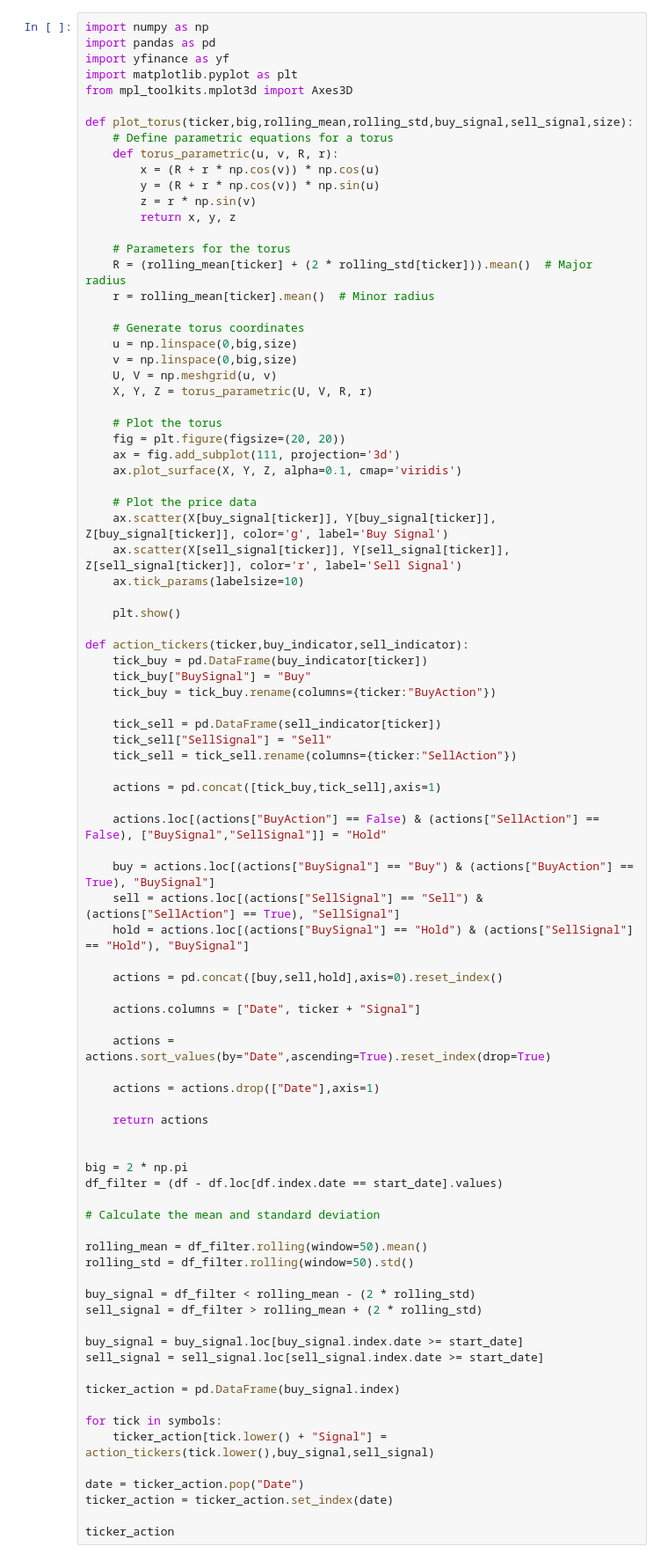
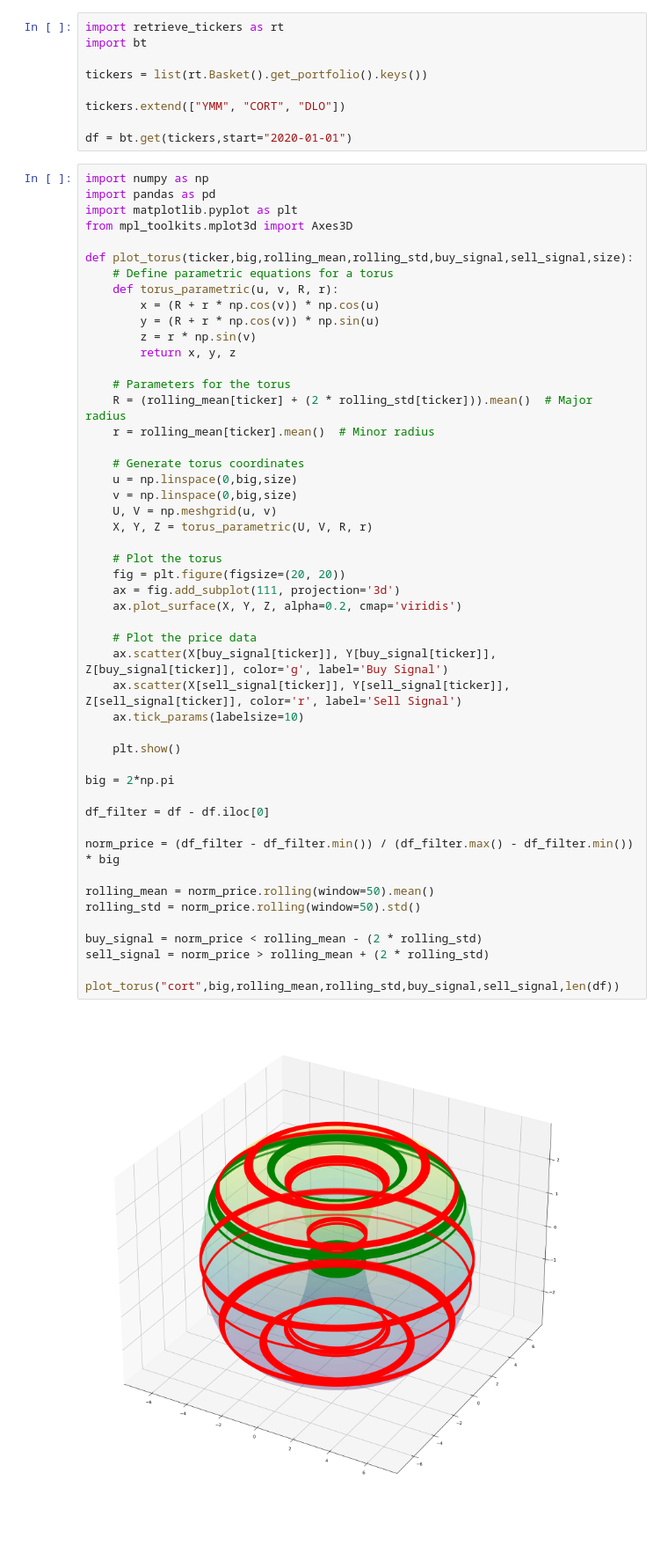
Before and after one commit to ab123-bruh/fund_temp, a Jupyter notebook: test.ipynb, the cells around one changed output. Shown at 88% size. Saved outputs shown, nothing was run; the diff lists cells and outputs as text; blank space fills up the shorter version.

```diff
--- a/test.ipynb
+++ b/test.ipynb
@@ -37,7 +16,15 @@ yf.download(tickers=['AXP','AAPL','JNJ','KO'],period="5y").dropna()
+# %%
+import retrieve_tickers as rt
+import bt
+
+tickers = list(rt.Basket().get_portfolio().keys())
+
+tickers.extend(["YMM", "CORT", "DLO"])
+
+df = bt.get(tickers,start="2020-01-01")
 # %%
 import numpy as np
 import pandas as pd
-import yfinance as yf
 import matplotlib.pyplot as plt
 from mpl_toolkits.mplot3d import Axes3D
 
@@ -48,77 +35,41 @@ def plot_torus(ticker,big,rolling_mean,rolling_std,buy_signal,sell_signal,size):
         y = (R + r * np.cos(v)) * np.sin(u)
         z = r * np.sin(v)
         return x, y, z
 
     # Parameters for the torus
     R = (rolling_mean[ticker] + (2 * rolling_std[ticker])).mean()  # Major radius
     r = rolling_mean[ticker].mean()  # Minor radius
 
     # Generate torus coordinates
     u = np.linspace(0,big,size)
     v = np.linspace(0,big,size)
     U, V = np.meshgrid(u, v)
     X, Y, Z = torus_parametric(U, V, R, r)
 
     # Plot the torus
     fig = plt.figure(figsize=(20, 20))
     ax = fig.add_subplot(111, projection='3d')
-    ax.plot_surface(X, Y, Z, alpha=0.1, cmap='viridis')
+    ax.plot_surface(X, Y, Z, alpha=0.2, cmap='viridis')
 
     # Plot the price data
     ax.scatter(X[buy_signal[ticker]], Y[buy_signal[ticker]], Z[buy_signal[ticker]], color='g', label='Buy Signal')
     ax.scatter(X[sell_signal[ticker]], Y[sell_signal[ticker]], Z[sell_signal[ticker]], color='r', label='Sell Signal')
     ax.tick_params(labelsize=10)
 
     plt.show()
 
-def action_tickers(ticker,buy_indicator,sell_indicator):
-    tick_buy = pd.DataFrame(buy_indicator[ticker])
-    tick_buy["BuySignal"] = "Buy"
-    tick_buy = tick_buy.rename(columns={ticker:"BuyAction"})
+big = 2*np.pi
 
-    tick_sell = pd.DataFrame(sell_indicator[ticker])
-    tick_sell["SellSignal"] = "Sell"
-    tick_sell = tick_sell.rename(columns={ticker:"SellAction"})
+df_filter = df - df.iloc[0]
 
-    actions = pd.concat([tick_buy,tick_sell],axis=1)
+norm_price = (df_filter - df_filter.min()) / (df_filter.max() - df_filter.min()) * big
 
-    actions.loc[(actions["BuyAction"] == False) & (actions["SellAction"] == False), ["BuySignal","SellSignal"]] = "Hold"
+rolling_mean = norm_price.rolling(window=50).mean()
+rolling_std = norm_price.rolling(window=50).std()
 
-    buy = actions.loc[(actions["BuySignal"] == "Buy") & (actions["BuyAction"] == True), "BuySignal"]
-    sell = actions.loc[(actions["SellSignal"] == "Sell") & (actions["SellAction"] == True), "SellSignal"]
-    hold = actions.loc[(actions["BuySignal"] == "Hold") & (actions["SellSignal"] == "Hold"), "BuySignal"]
+buy_signal = norm_price < rolling_mean - (2 * rolling_std)
+sell_signal = norm_price > rolling_mean + (2 * rolling_std)
 
-    actions = pd.concat([buy,sell,hold],axis=0).reset_index()
-
-    actions.columns = ["Date", ticker + "Signal"]
-
-    actions = actions.sort_values(by="Date",ascending=True).reset_index(drop=True)
-
-    actions = actions.drop(["Date"],axis=1)
-
-    return actions
-
-
-big = 2 * np.pi
-df_filter = (df - df.loc[df.index.date == start_date].values)
-
-# Calculate the mean and standard deviation
-
-rolling_mean = df_filter.rolling(window=50).mean()
-rolling_std = df_filter.rolling(window=50).std()
-
-buy_signal = df_filter < rolling_mean - (2 * rolling_std)
-sell_signal = df_filter > rolling_mean + (2 * rolling_std)
-
-buy_signal = buy_signal.loc[buy_signal.index.date >= start_date]
-sell_signal = sell_signal.loc[sell_signal.index.date >= start_date]
-
-ticker_action = pd.DataFrame(buy_signal.index)
-
-for tick in symbols:
-    ticker_action[tick.lower() + "Signal"] = action_tickers(tick.lower(),buy_signal,sell_signal)
-
-date = ticker_action.pop("Date")
-ticker_action = ticker_action.set_index(date)
-
-ticker_action
+plot_torus("cort",big,rolling_mean,rolling_std,buy_signal,sell_signal,len(df))
+# %% [output]
+[figure, added]
```
Also changed, not shown: parts of 7 cells of this notebook, 2 other files.
